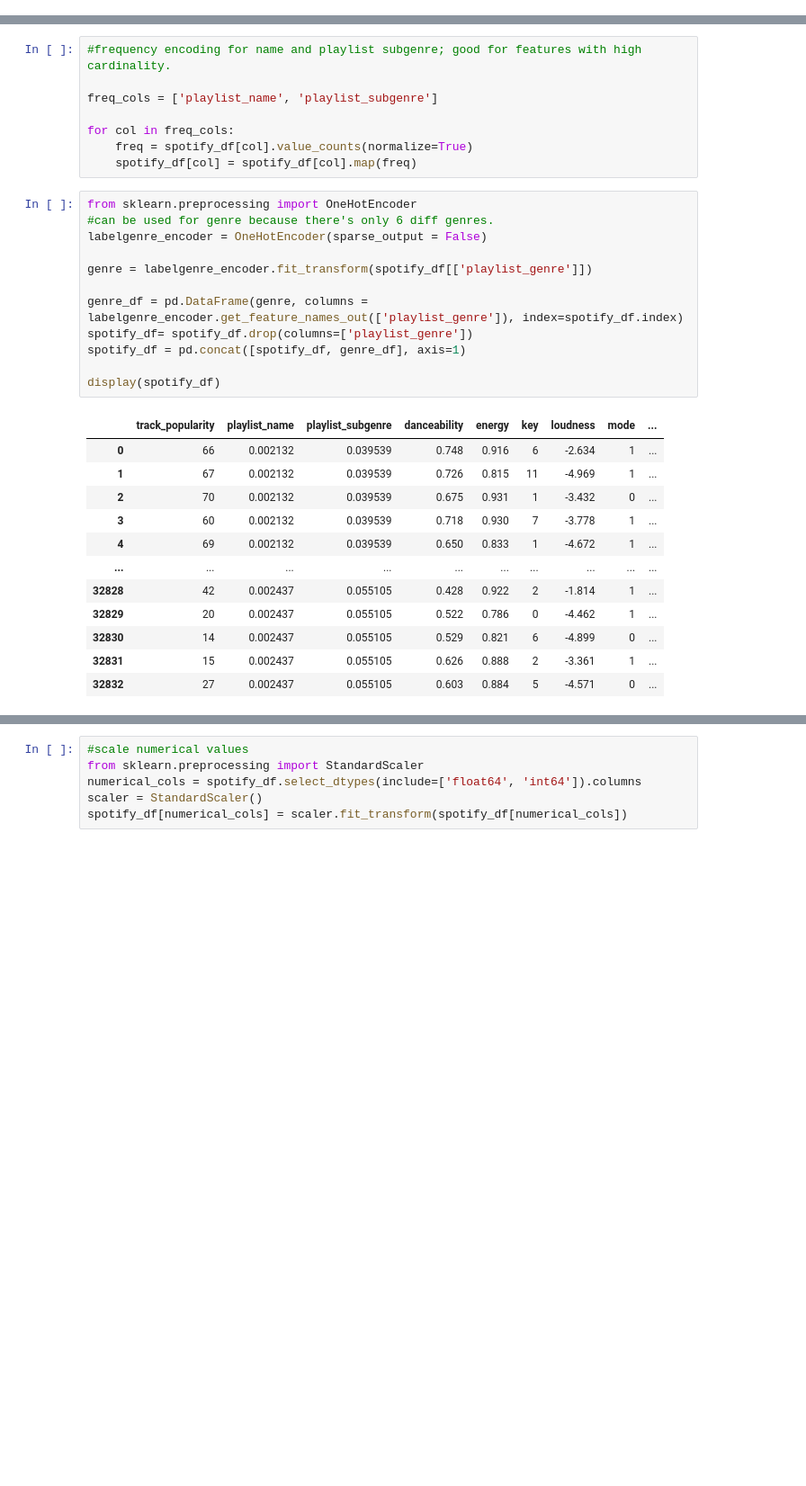
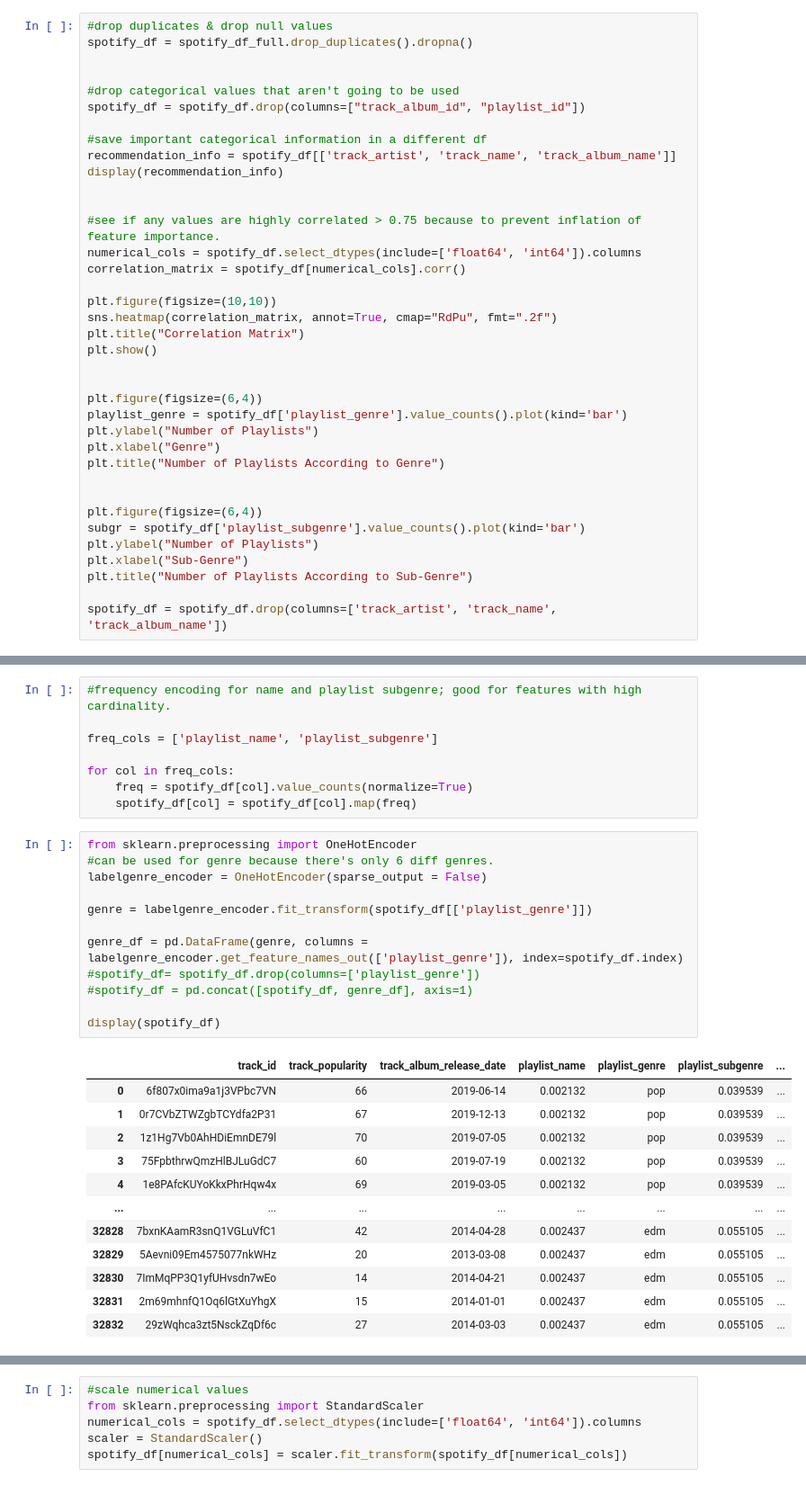
Before and after one commit to AaronSxng/CIS4930-ML-Final-Project, a Jupyter notebook: datapreprocessing.ipynb, the cells around one changed output, grey strips where cells are left out. Shown at 90% size. Drawn from its saved outputs; the diff is of its cells as text; blank space fills up the shorter version.

```diff
--- a/datapreprocessing.ipynb
+++ b/datapreprocessing.ipynb
@@ -95,0 +51,37 @@ Number of duplicated values in each column:  0
+# %%
+#drop duplicates & drop null values
+spotify_df = spotify_df_full.drop_duplicates().dropna()
+
+
+#drop categorical values that aren't going to be used
+spotify_df = spotify_df.drop(columns=["track_album_id", "playlist_id"])
+
+#save important categorical information in a different df
+recommendation_info = spotify_df[['track_artist', 'track_name', 'track_album_name']]
+display(recommendation_info)
+
+
+#see if any values are highly correlated > 0.75 because to prevent inflation of feature importance.
+numerical_cols = spotify_df.select_dtypes(include=['float64', 'int64']).columns
+correlation_matrix = spotify_df[numerical_cols].corr()
+
+plt.figure(figsize=(10,10))
+sns.heatmap(correlation_matrix, annot=True, cmap="RdPu", fmt=".2f")
+plt.title("Correlation Matrix")
+plt.show()
+
+
+plt.figure(figsize=(6,4))
+playlist_genre = spotify_df['playlist_genre'].value_counts().plot(kind='bar')
+plt.ylabel("Number of Playlists")
+plt.xlabel("Genre")
+plt.title("Number of Playlists According to Genre")
+
+
+plt.figure(figsize=(6,4))
+subgr = spotify_df['playlist_subgenre'].value_counts().plot(kind='bar')
+plt.ylabel("Number of Playlists")
+plt.xlabel("Sub-Genre")
+plt.title("Number of Playlists According to Sub-Genre")
+
+spotify_df = spotify_df.drop(columns=['track_artist', 'track_name', 'track_album_name'])
@@ -182,25 +191,25 @@ for col in freq_cols:
 # %%
 from sklearn.preprocessing import OneHotEncoder
 #can be used for genre because there's only 6 diff genres.
 labelgenre_encoder = OneHotEncoder(sparse_output = False)
 
 genre = labelgenre_encoder.fit_transform(spotify_df[['playlist_genre']])
 
 genre_df = pd.DataFrame(genre, columns = labelgenre_encoder.get_feature_names_out(['playlist_genre']), index=spotify_df.index)
-spotify_df= spotify_df.drop(columns=['playlist_genre'])
-spotify_df = pd.concat([spotify_df, genre_df], axis=1)
+#spotify_df= spotify_df.drop(columns=['playlist_genre'])
+#spotify_df = pd.concat([spotify_df, genre_df], axis=1)
 
 display(spotify_df)
 # %% [output]
-|  | track_popularity | playlist_name | playlist_subgenre | danceability | energy | key | loudness | mode | ... |
-| 0 | 66 | 0.002132 | 0.039539 | 0.748 | 0.916 | 6 | -2.634 | 1 | ... |
-| 1 | 67 | 0.002132 | 0.039539 | 0.726 | 0.815 | 11 | -4.969 | 1 | ... |
-| 2 | 70 | 0.002132 | 0.039539 | 0.675 | 0.931 | 1 | -3.432 | 0 | ... |
-| 3 | 60 | 0.002132 | 0.039539 | 0.718 | 0.930 | 7 | -3.778 | 1 | ... |
-| 4 | 69 | 0.002132 | 0.039539 | 0.650 | 0.833 | 1 | -4.672 | 1 | ... |
-| ... | ... | ... | ... | ... | ... | ... | ... | ... | ... |
-| 32828 | 42 | 0.002437 | 0.055105 | 0.428 | 0.922 | 2 | -1.814 | 1 | ... |
-| 32829 | 20 | 0.002437 | 0.055105 | 0.522 | 0.786 | 0 | -4.462 | 1 | ... |
-| 32830 | 14 | 0.002437 | 0.055105 | 0.529 | 0.821 | 6 | -4.899 | 0 | ... |
-| 32831 | 15 | 0.002437 | 0.055105 | 0.626 | 0.888 | 2 | -3.361 | 1 | ... |
-| 32832 | 27 | 0.002437 | 0.055105 | 0.603 | 0.884 | 5 | -4.571 | 0 | ... |
+|  | track_id | track_popularity | track_album_release_date | playlist_name | playlist_genre | playlist_subgenre | ... |
+| 0 | 6f807x0ima9a1j3VPbc7VN | 66 | 2019-06-14 | 0.002132 | pop | 0.039539 | ... |
+| 1 | 0r7CVbZTWZgbTCYdfa2P31 | 67 | 2019-12-13 | 0.002132 | pop | 0.039539 | ... |
+| 2 | 1z1Hg7Vb0AhHDiEmnDE79l | 70 | 2019-07-05 | 0.002132 | pop | 0.039539 | ... |
+| 3 | 75FpbthrwQmzHlBJLuGdC7 | 60 | 2019-07-19 | 0.002132 | pop | 0.039539 | ... |
+| 4 | 1e8PAfcKUYoKkxPhrHqw4x | 69 | 2019-03-05 | 0.002132 | pop | 0.039539 | ... |
+| ... | ... | ... | ... | ... | ... | ... | ... |
+| 32828 | 7bxnKAamR3snQ1VGLuVfC1 | 42 | 2014-04-28 | 0.002437 | edm | 0.055105 | ... |
+| 32829 | 5Aevni09Em4575077nkWHz | 20 | 2013-03-08 | 0.002437 | edm | 0.055105 | ... |
+| 32830 | 7ImMqPP3Q1yfUHvsdn7wEo | 14 | 2014-04-21 | 0.002437 | edm | 0.055105 | ... |
+| 32831 | 2m69mhnfQ1Oq6lGtXuYhgX | 15 | 2014-01-01 | 0.002437 | edm | 0.055105 | ... |
+| 32832 | 29zWqhca3zt5NsckZqDf6c | 27 | 2014-03-03 | 0.002437 | edm | 0.055105 | ... |
```
Also changed, not shown: parts of 6 cells of this notebook, 3 other files.
